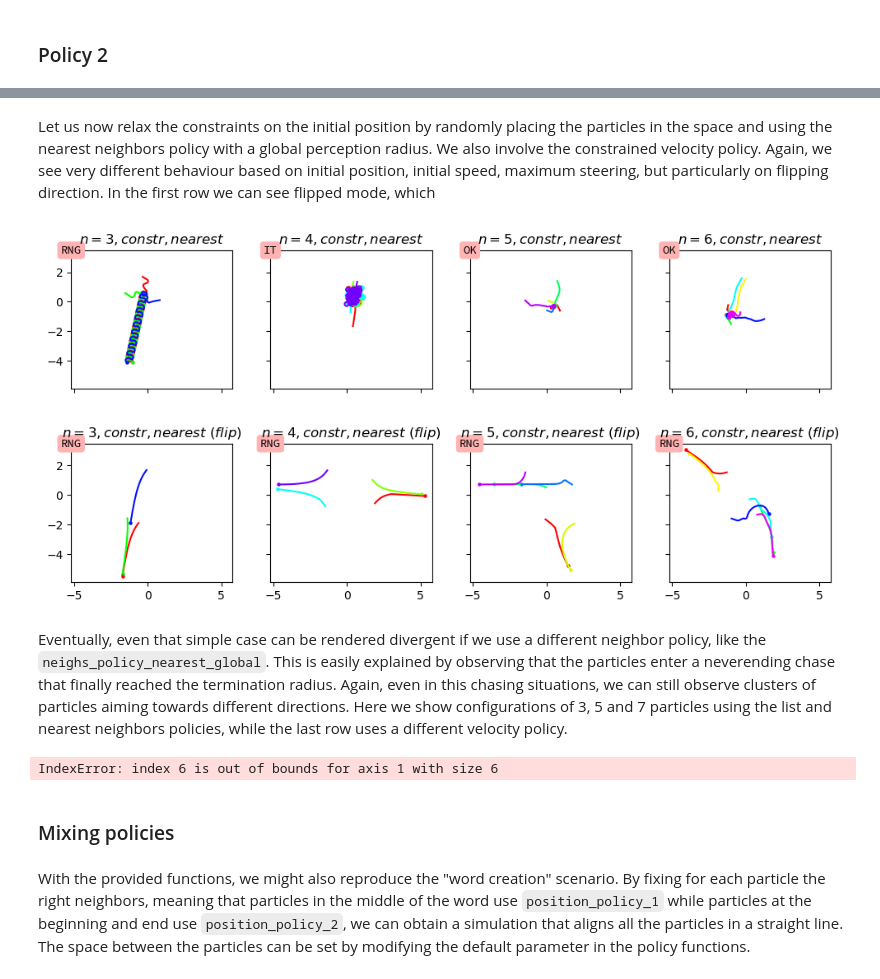
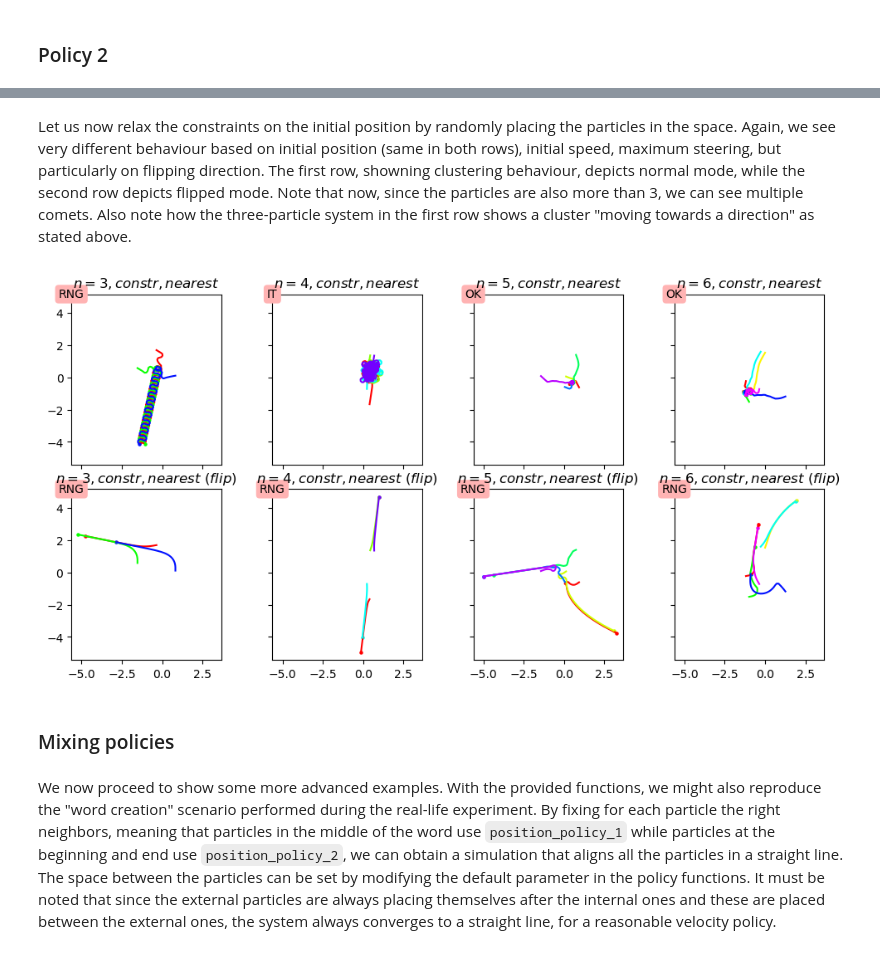
Before and after one commit to ilVecc/wasp-aiml2024, a Jupyter notebook: human_particles.ipynb, the cells around one changed output, grey strips where cells are left out. Drawn from its saved outputs; the diff is of its cells as text; code cells hidden in the pictures.

```diff
--- a/human_particles.ipynb
+++ b/human_particles.ipynb
@@ -69,7 +77,6 @@ def plot(sim_res, repeats=1, title="", ax=None):
                 xytext=(0, 0), textcoords='offset points',
                 ha="center", va="center",
                 size=10,
-                fontname='Source Code Pro',
                 bbox=dict(boxstyle="round", fc=(1.0, 0.7, 0.7), ec="none"))
 
 def normalize(a, return_norm=False):
@@ -359,3 +377,6 @@ With all these ingredients in place, we are finally able to run some examples an
+# %%
+pos = lambda p : np.random.uniform(-p, +p, (2,))
+vel = lambda v : np.random.uniform(-v, +v, (2,))
 # %% [markdown]
 ## Experiments
 # %% [markdown]
@@ -523,0 +642,16 @@ for i in range(N+1):
+# %%
+np.random.seed(621763)
+
+n = 3  # initial number of particles
+poss = lambda i, n : 2*np.array([np.cos(i/n*2*np.pi), np.sin(i/n*2*np.pi)]) + np.random.normal(0.1, 0.5, (2,))
+pol_vel = lambda x, dx : velocity_policy_simple(x, dx, discount=0.001)
+pol_neighs = lambda x, y, j, p: neighs_policy_list(x, y, [p[(j+1)%len(p)], p[(j+2)%len(p)]])
+
+N = 3  # number of extra particles starting by n
+fig, ax = plt.subplots(1, N+1, figsize=(9, 5), sharex=True, sharey=True)
+fig.tight_layout()
+
+pol_pos = lambda x, o : position_policy_2(x, o, flipped=False)
+for i in range(N+1):
+    particles = [Particle(init_pos=poss(j, n+i), get_neighbors=[(j+1)%(n+i), (j+2)%(n+i)], get_position=pol_pos, get_velocity=pol_vel) for j in range(n+i)]
+    plot(run_simulation(particles, term_radius=5), title=rf"$n = {n+i}, cyclic, normal$", ax=ax[i])
@@ -524,53 +706,31 @@ for i in range(N+1):
 # %% [markdown]
-Let us now relax the constraints on the initial position by randomly placing the particles in the space and using the nearest neighbors policy with a global perception radius. We also involve the constrained velocity policy. Again, we see very different behaviour based on initial position, initial speed, maximum steering, but particularly on flipping direction. In the first row we can see flipped mode, which
+Let us now relax the constraints on the initial position by randomly placing the particles in the space. Again, we see very different behaviour based on initial position (same in both rows), initial speed, maximum steering, but particularly on flipping direction. The first row, showning clustering behaviour, depicts normal mode, while the second row depicts flipped mode. Note that now, since the particles are also more than 3, we can see multiple comets. Also note how the three-particle system in the first row shows a cluster "moving towards a direction" as stated above.
 # %%
 np.random.seed(621763)
 
 n = 3  # initial number of particles
-vel = np.zeros((2,))
-pol_vel = lambda x, d : velocity_policy_constr(x, d, max_vel=10.0, max_vel_diff=0.45, max_angle_diff=np.radians(45))
+pol_pos = lambda f : (lambda x, xd, f=f : position_policy_2(x, xd, flipped=f))
+pol_vel = lambda x, d : velocity_policy_constr(x, d, max_vel=5.0, max_vel_diff=0.45, max_angle_diff=np.radians(45))
+pol_neighs = neighs_policy_nearest_global
 
 N = 3  # number of extra particles starting by n
 fig, ax = plt.subplots(2, N+1, figsize=(10, 5), sharex=True, sharey=True)
 fig.tight_layout()
 
 # n = {3,4,5}, constr velocity, nearest neighbors
-pol_pos = lambda x, xd : position_policy_2(x, xd, flipped=False)
 for i in range(N+1):
-    particles = [Particle(init_pos=np.random.uniform(-2.0, +2.0, (2,)), init_vel=vel, get_neighbors=neighs_policy_nearest_global, get_position=pol_pos, get_velocity=pol_vel) for j in range(n+i)]
-    r = run_simulation(particles, term_radius=5)
-    plot(r, title=rf"$n = {3+i}, constr, nearest$", ax=ax[0,i])
+    particles = [Particle(init_pos=pos(2), get_neighbors=pol_neighs, get_position=pol_pos(False), get_velocity=pol_vel) for j in range(n+i)]
+    plot(run_simulation(particles, term_radius=5), title=rf"$n = {3+i}, constr, nearest$", ax=ax[0,i])
 
 # n = {3,4,5}, constr velocity, nearest neighbors flipped
-pol_pos = lambda x, xd : position_policy_2(x, xd, flipped=True)
+np.random.seed(621763)
 for i in range(N+1):
-    particles = [Particle(init_pos=np.random.uniform(-2.0, +2.0, (2,)), init_vel=vel, get_neighbors=neighs_policy_nearest_global, get_position=pol_pos, get_velocity=pol_vel) for j in range(n+i)]
-    r = run_simulation(particles, term_radius=5)
-    plot(r, title=rf"$n = {3+i}, constr, nearest\ (flip)$", ax=ax[1,i])
+    particles = [Particle(init_pos=pos(2), get_neighbors=pol_neighs, get_position=pol_pos(True), get_velocity=pol_vel) for j in range(n+i)]
+    plot(run_simulation(particles, term_radius=5), title=rf"$n = {3+i}, constr, nearest\ (flip)$", ax=ax[1,i])
 # %% [output]
-[figure, old version]
+[figure, new version]
-# %% [markdown]
-Eventually, even that simple case can be rendered divergent if we use a different neighbor policy, like the `neighs_policy_nearest_global`. This is easily explained by observing that the particles enter a neverending chase that finally reached the termination radius. Again, even in this chasing situations, we can still observe clusters of particles aiming towards different directions. Here we show configurations of 3, 5 and 7 particles using the list and nearest neighbors policies, while the last row uses a different velocity policy.
-# %%
-# n = {3,5,7}, simple velocity, nearest neighbors
-for i in range(N):
-    particles = [Particle(init_pos=pos[:,j], init_vel=np.zeros((2,)), get_neighbors=neighs_policy_nearest_global, get_position=position_policy_2, get_velocity=velocity_policy_simple) for j in range(3+2*i)]
-    r = run_simulation(particles, term_radius=5)
-    plot(r, title=rf"$n = {3+2*i}, nearest, simple$", ax=ax[1,i])
-# n = {3,5,7}, simple velocity, nearest neighbors, flipped
-for i in range(N):
-    particles = [Particle(init_pos=pos[:,j], init_vel=np.zeros((2,)), get_neighbors=neighs_policy_nearest_global, get_position=lambda x, n : position_policy_2(x, n, flipped=True), get_velocity=velocity_policy_simple) for j in range(3+2*i)]
-    r = run_simulation(particles, term_radius=5)
-    plot(r, title=rf"$n = {3+2*i}, nearest, simple$", ax=ax[2,i])
-# n = {3,5,7}, constrained velocity, nearest neighbors
-for i in range(N):
-    particles = [Particle(init_pos=pos[:,j], init_vel=np.random.uniform(-1.5, +1.5, (2,)), get_neighbors=neighs_policy_nearest_global, get_position=position_policy_2, get_velocity=vel) for j in range(3+2*i)]
-    r = run_simulation(particles, term_radius=5)
-    plot(r, title=rf"$n = {3+2*i}, nearest, constr$", ax=ax[3,i])
-# %% [output]
-IndexError: index 6 is out of bounds for axis 1 with size 6
 # %% [markdown]
 ### Mixing policies
 # %% [markdown]
-With the provided functions, we might also reproduce the "word creation" scenario. By fixing for each particle the right neighbors, meaning that particles in the middle of the word use `position_policy_1` while particles at the beginning and end use `position_policy_2`, we can obtain a simulation that aligns all the particles in a straight line. The space between the particles can be set by modifying the default parameter in the policy functions.
+We now proceed to show some more advanced examples. With the provided functions, we might also reproduce the "word creation" scenario performed during the real-life experiment. By fixing for each particle the right neighbors, meaning that particles in the middle of the word use `position_policy_1` while particles at the beginning and end use `position_policy_2`, we can obtain a simulation that aligns all the particles in a straight line. The space between the particles can be set by modifying the default parameter in the policy functions. It must be noted that since the external particles are always placing themselves after the internal ones and these are placed between the external ones, the system always converges to a straight line, for a reasonable velocity policy.
 # %%
```
Also changed, not shown: parts of 36 cells of this notebook, 1 other file.
